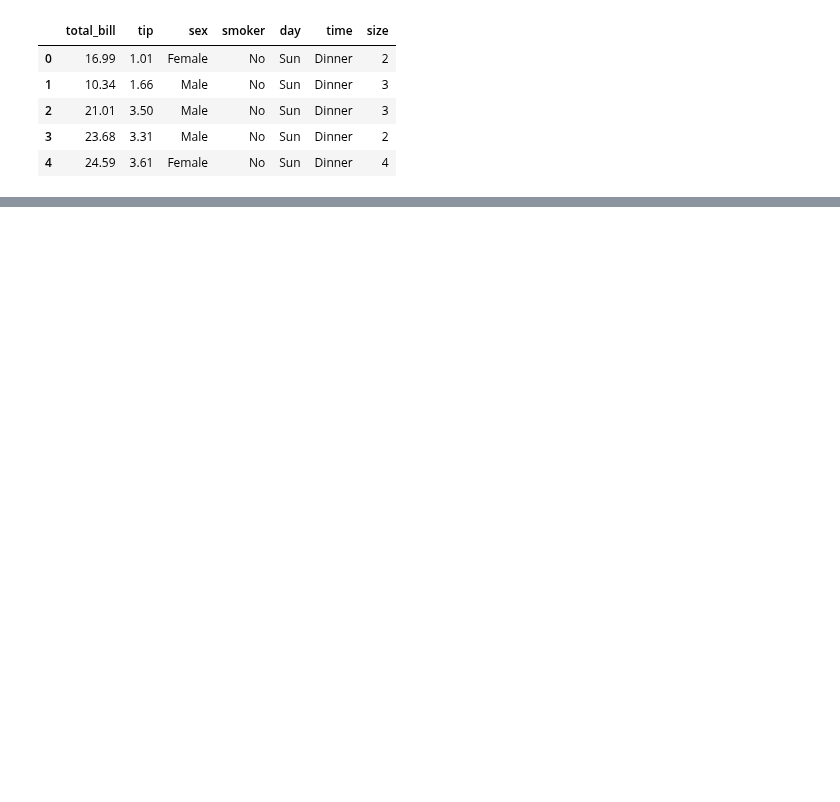
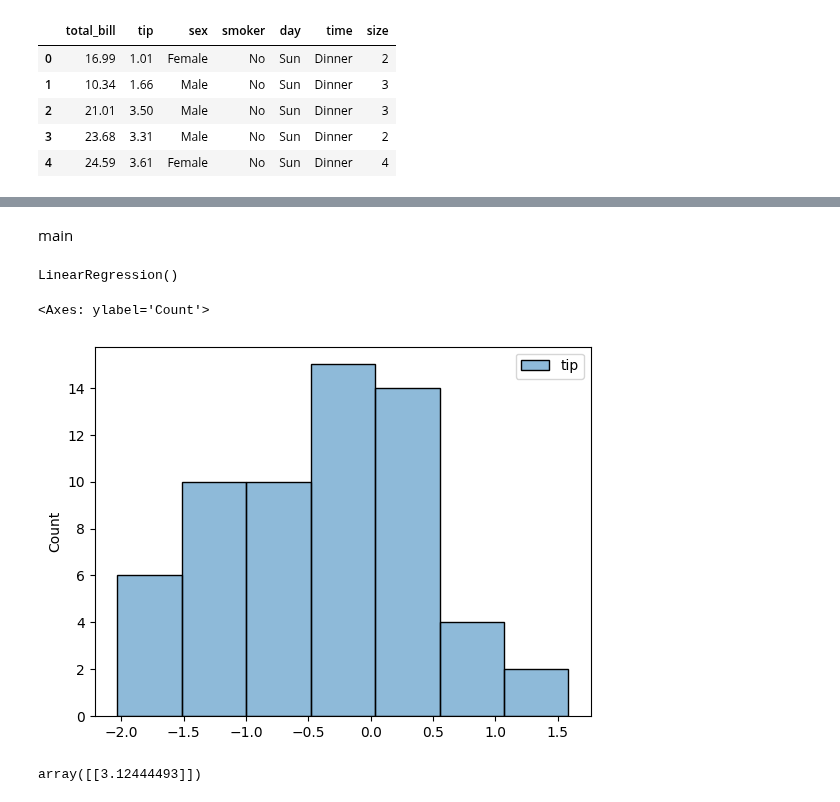
Before and after one commit to dXRtinXb/Machine-learning, a Jupyter notebook: ML/1/main.ipynb, the cells around one changed output, grey strips where cells are left out. Cells and saved outputs as stored; diff of their text form; code cells hidden in the pictures; blank space fills up the shorter version.

```diff
--- a/ML/1/main.ipynb
+++ b/ML/1/main.ipynb
@@ -21,0 +60,2 @@ df2.drop()
+# %%
+df = pd.concat([df, pd.get_dummies(df['time']).astype(int)], axis=1)
@@ -21,0 +78,3 @@ df2.drop()
+# %%
+X = df[['sex','smoker','size','Fri','Sat','Sun','Dinner']]
+Y=df[['tip']]
@@ -21,0 +113,2 @@ df2.drop()
+# %% [markdown]
+main
@@ -21,0 +119,18 @@ df2.drop()
+# %%
+X_train , X_test , Y_train , Y_test = train_test_split(X,Y,test_size=0.25,random_state=26)
+# %%
+regressor = LinearRegression()
+regressor.fit(X_train , Y_train)
+# %% [output]
+LinearRegression()
+# %%
+Preditions = regressor.predict(X_test)
+sns.histplot(Y_test-Preditions)
+# %% [output]
+<Axes: ylabel='Count'>
+[figure, added]
+# %%
+new_customer = np.array([0,1,3,1,0,0,0]).reshape(1,-1)
+regressor.predict(new_customer)
+# %% [output]
+array([[3.12444493]])
```
Also changed, not shown: parts of 13 cells of this notebook.
